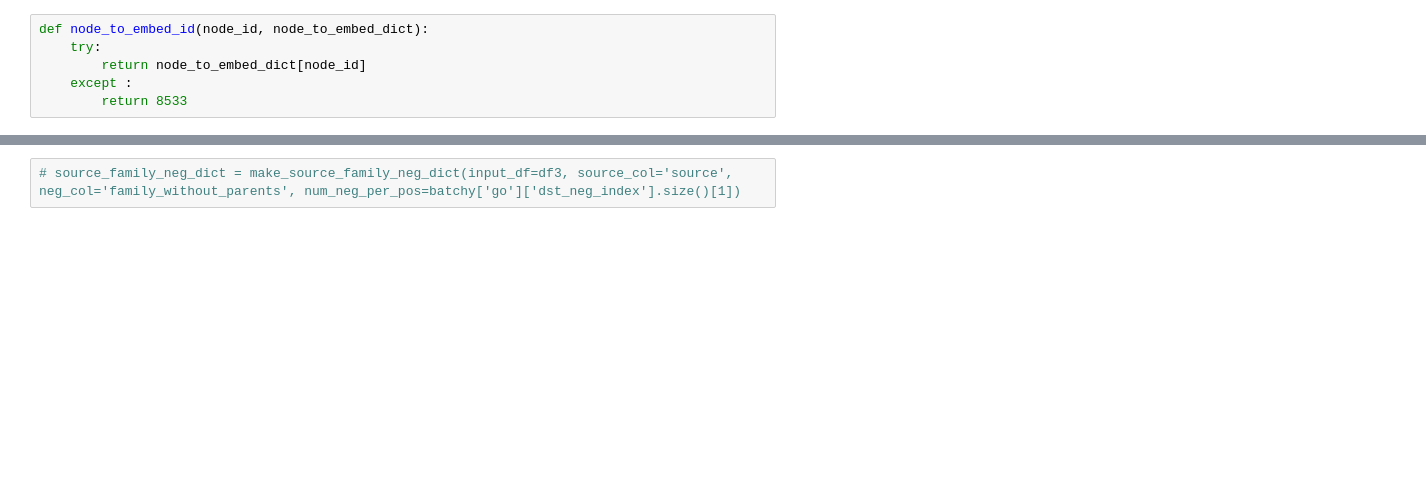
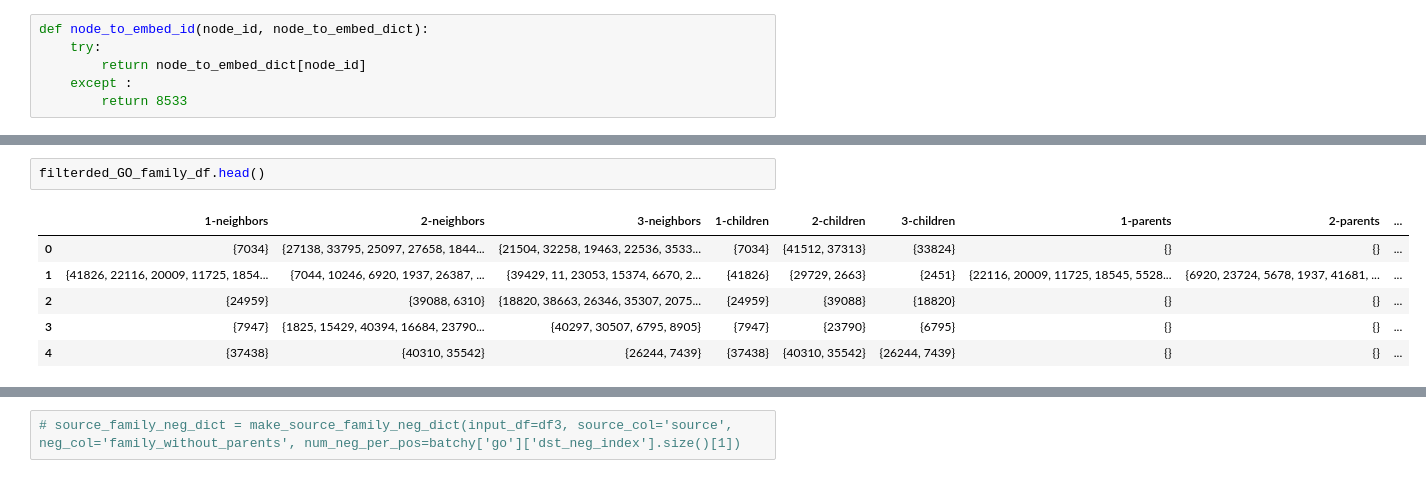
Before and after one commit to ElliotButz/ESL2024, a Jupyter notebook: code/family_train.ipynb, the cells around one changed output, grey strips where cells are left out. Saved outputs shown, nothing was run; the diff lists cells and outputs as text; blank space fills up the shorter version.

```diff
--- a/code/family_train.ipynb
+++ b/code/family_train.ipynb
@@ -391,0 +432,9 @@ EMB_GO_family_df
+# %%
+filterded_GO_family_df.head()
+# %% [output]
+|  | 1-neighbors | 2-neighbors | 3-neighbors | 1-children | 2-children | 3-children | 1-parents | 2-parents | ... |
+| 0 | {7034} | {27138, 33795, 25097, 27658, 1844... | {21504, 32258, 19463, 22536, 3533... | {7034} | {41512, 37313} | {33824} | {} | {} | ... |
+| 1 | {41826, 22116, 20009, 11725, 1854... | {7044, 10246, 6920, 1937, 26387, ... | {39429, 11, 23053, 15374, 6670, 2... | {41826} | {29729, 2663} | {2451} | {22116, 20009, 11725, 18545, 5528... | {6920, 23724, 5678, 1937, 41681, ... | ... |
+| 2 | {24959} | {39088, 6310} | {18820, 38663, 26346, 35307, 2075... | {24959} | {39088} | {18820} | {} | {} | ... |
+| 3 | {7947} | {1825, 15429, 40394, 16684, 23790... | {40297, 30507, 6795, 8905} | {7947} | {23790} | {6795} | {} | {} | ... |
+| 4 | {37438} | {40310, 35542} | {26244, 7439} | {37438} | {40310, 35542} | {26244, 7439} | {} | {} | ... |
```
Also changed, not shown: parts of 50 cells of this notebook, 7 other files.
